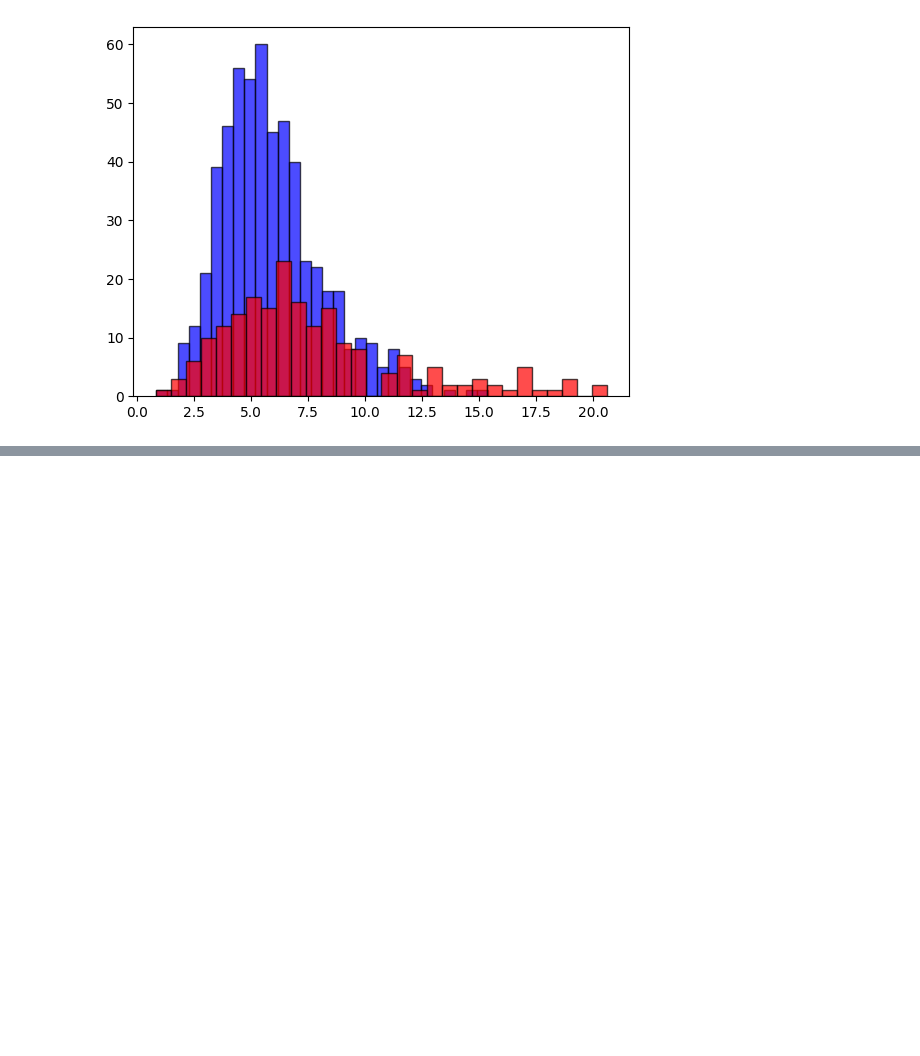
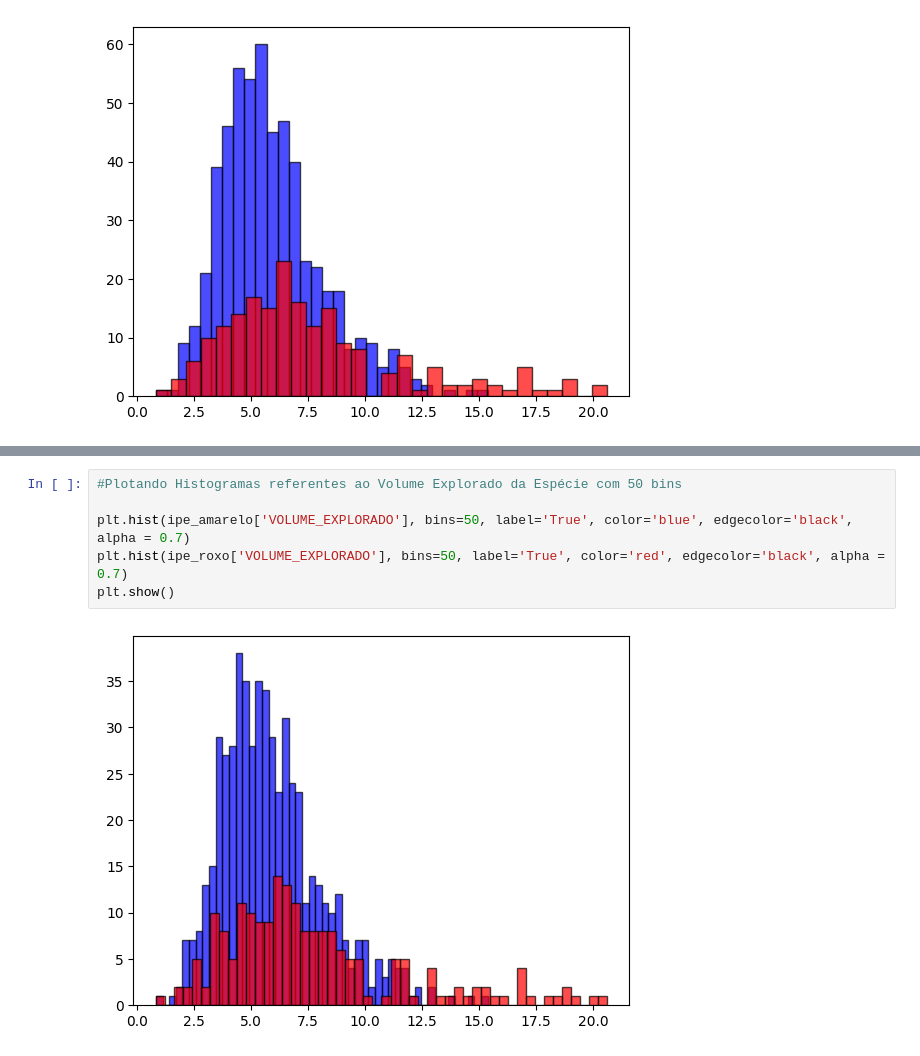
Before and after one commit to dssalim/Topicos_SI_IA, a Jupyter notebook: Atividade_SI_Estatistica_LLMS.ipynb, the cells around one changed output, grey strips where cells are left out. Drawn from its saved outputs; the diff is of its cells as text; blank space fills up the shorter version.

```diff
--- a/Atividade_SI_Estatistica_LLMS.ipynb
+++ b/Atividade_SI_Estatistica_LLMS.ipynb
@@ -87,0 +96,8 @@ plt.show()
+# %%
+#Plotando Histogramas referentes ao Volume Explorado da Espécie com 50 bins
+
+plt.hist(ipe_amarelo['VOLUME_EXPLORADO'], bins=50, label='True', color='blue', edgecolor='black', alpha = 0.7)
+plt.hist(ipe_roxo['VOLUME_EXPLORADO'], bins=50, label='True', color='red', edgecolor='black', alpha = 0.7)
+plt.show()
+# %% [output]
+[figure, added]
```
Also changed, not shown: parts of 13 cells of this notebook.
